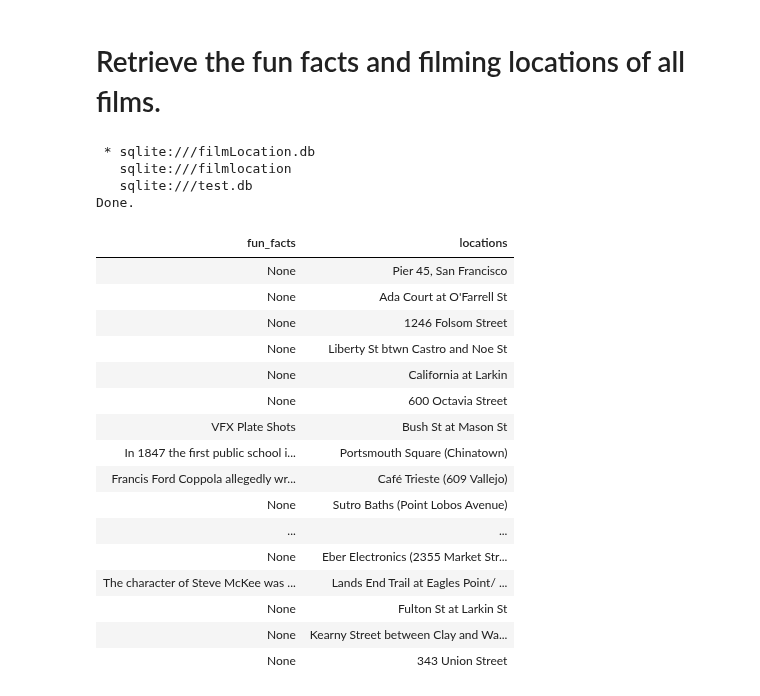
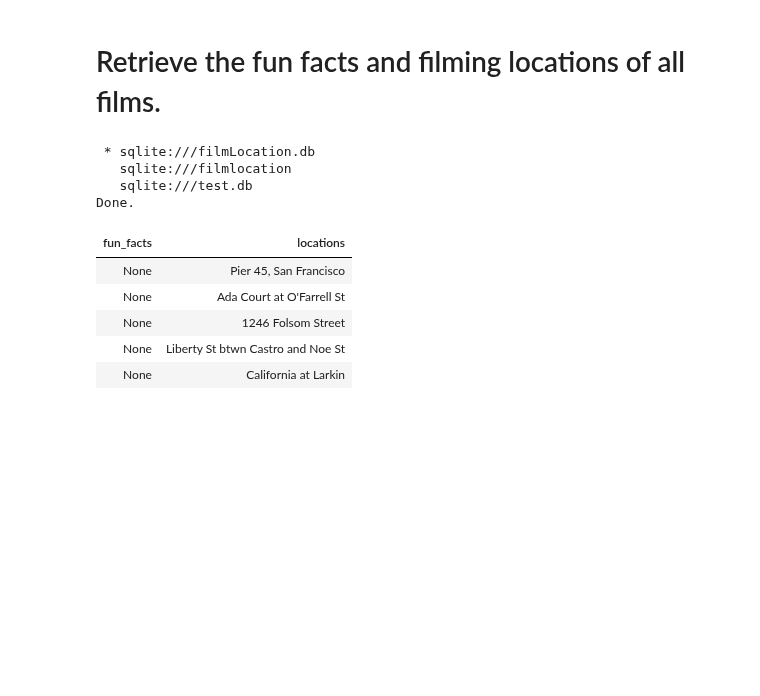
Before and after one commit to Immortal-Pi/IBMdatascience, a Jupyter notebook: Sql/SQLbasics.ipynb, the cells around one changed output. Drawn from its saved outputs; the diff is of its cells as text; code cells hidden in the pictures; blank space fills up the shorter version.

```diff
--- a/Sql/SQLbasics.ipynb
+++ b/Sql/SQLbasics.ipynb
@@ -111,28 +100,17 @@ Done.
 # Retrieve the fun facts and filming locations of all films.
 # %%
 %%sql
-select fun_facts, locations from filmlocation
+select fun_facts, locations from filmlocation limit 5
 # %% [output]
  * sqlite:///filmLocation.db
    sqlite:///filmlocation
    sqlite:///test.db
 Done.
 | fun_facts | locations |
 | None | Pier 45, San Francisco |
 | None | Ada Court at O'Farrell St |
 | None | 1246 Folsom Street |
 | None | Liberty St btwn Castro and Noe St |
 | None | California at Larkin |
-| None | 600 Octavia Street |
-| VFX Plate Shots | Bush St at Mason St |
-| In 1847 the first public school i... | Portsmouth Square (Chinatown) |
-| Francis Ford Coppola allegedly wr... | Café Trieste (609 Vallejo) |
-| None | Sutro Baths (Point Lobos Avenue) |
-| ... | ... |
-| None | Eber Electronics (2355 Market Str... |
-| The character of Steve McKee was ... | Lands End Trail at Eagles Point/ ... |
-| None | Fulton St at Larkin St |
-| None | Kearny Street between Clay and Wa... |
-| None | 343 Union Street |
 # %%
 %%sql
```
Also changed, not shown: parts of 22 cells of this notebook.
